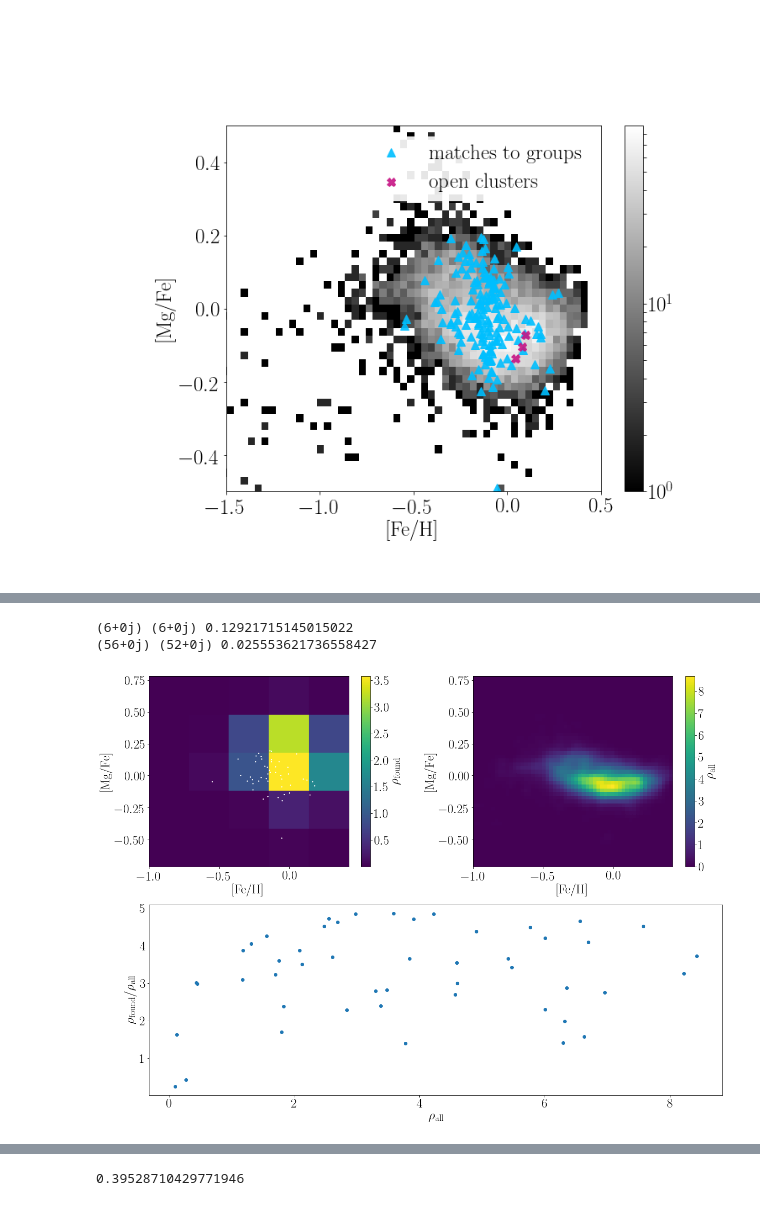
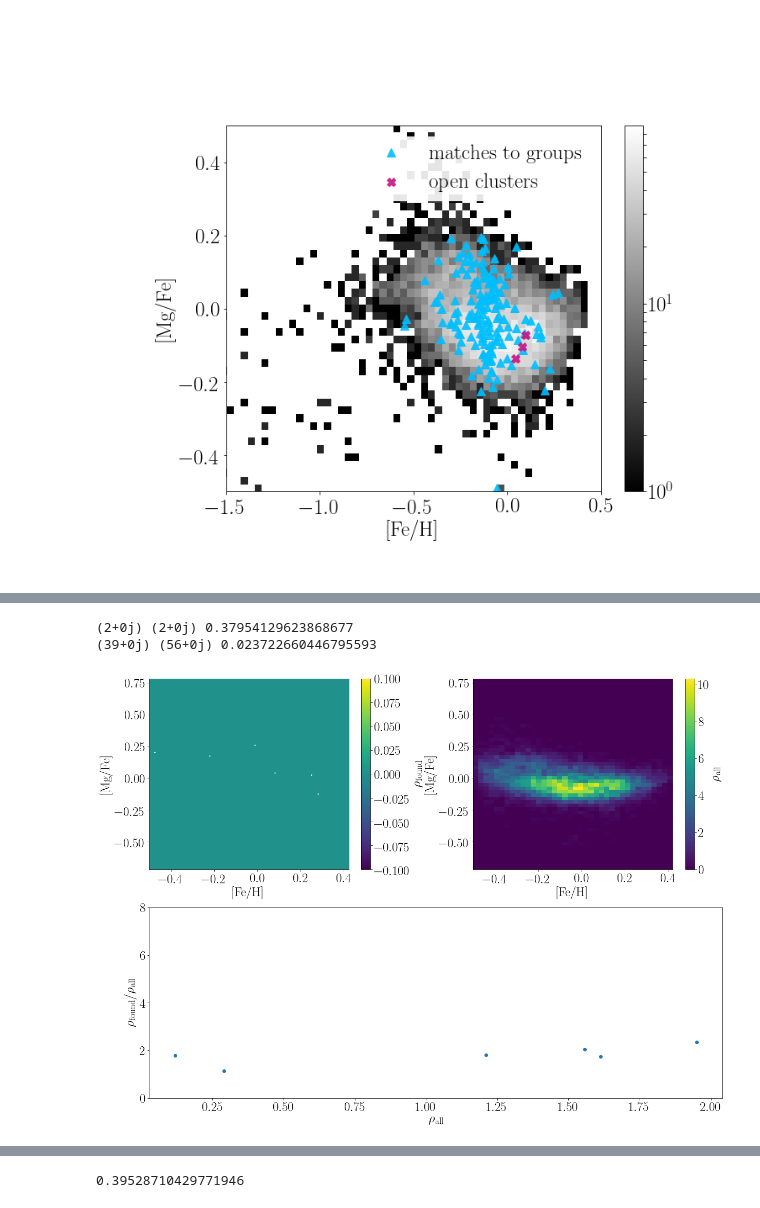
Before and after one commit to npricejones/clustercases, a Jupyter notebook: paper_plots.ipynb, the cells around one changed output, grey strips where cells are left out. Drawn from its saved outputs; the diff is of its cells as text; code cells hidden in the pictures.

Commit message:
Added plots for chemistry space and cluster recovery locations

```diff
--- a/paper_plots.ipynb
+++ b/paper_plots.ipynb
@@ -127,4 +118,12 @@ for key in keys:
 ... (3 outputs left out)
+# %%
+cmap = plt.get_cmap('viridis')(np.linspace(0,0.8,6))
+colors={'spec':cmap[0],
+        'toph':cmap[4],
+        'prin30':cmap[2],
+        'abun':cmap[1],
+        'tabn':cmap[3],
+        'labn':cmap[5]}
 # %%
 keys = list(typenames.keys())
 keys = ['spec','toph','prin30']
@@ -654,7 +703,7 @@ from sklearn.neighbors import KernelDensity
 def kde2D(x, y, xi, yi,bandwidth, xbins=100j, ybins=100j, **kwargs):
     """Build 2D kernel density estimate (KDE)."""
     # create grid of sample locations (default: 100x100)
-    xx, yy = np.mgrid[-1:fes.max():xbins,
+    xx, yy = np.mgrid[-0.5:fes.max():xbins,
                       mgs.min():mgs.max():ybins]
 
     xy_sample = np.vstack([yy.ravel(), xx.ravel()]).T
@@ -671,8 +720,8 @@ def kde2D(x, y, xi, yi,bandwidth, xbins=100j, ybins=100j, **kwargs):
 xbins=100j
 ybins=100j
 bandwidth=0.01
-kernel = 'gaussian'
-ecut = 0.8
-ccut = 0.8
+kernel = 'epanechnikov'
+ecut = 0.7
+ccut = 0.7
 felim = -1
 sizemin=15
@@ -679,7 +901,6 @@ sizemin=15
 # %%
-d.read_run_data(eps=0.15,min_sample=3,update=True,datatype='prin30')
+d.read_run_data(eps=0.8,min_sample=3,update=True,datatype='spec')
 matchtlabs = d.matchtlabs
-
 success=(d.eff>ecut)*(d.com>ccut)*(d.fsize>sizemin)
 bad = np.invert(success)
 labs = d.matchtlabs[success]
@@ -704,35 +925,36 @@ plt.xlabel('[Fe/H]')
 plt.ylabel('[Mg/Fe]')
 plt.colorbar(im,label=r'$\rho_{\rm found}$')
 plt.subplot2grid((2, 2), (0, 1))
 
 std = np.mean([np.std(fes[fes>felim]),np.std(mgs[fes>felim])])
 bandwidth = 3.5*std/(len(fes[fes>felim])**(1./3))
 xbins = complex(int((np.max(fes[fes>felim])-np.min(fes[fes>felim]))/bandwidth))+1
 ybins = complex(int((np.max(mgs[fes>felim])-np.min(mgs[fes>felim]))/bandwidth))+1
 print(xbins,ybins,bandwidth)
 xx, yy, zzall, zall = kde2D(fes[fes>felim],mgs[fes>felim],felabs,mglabs,bandwidth,xbins=xbins,ybins=ybins,kernel=kernel)
 
 im = plt.pcolormesh(xx, yy, zzall)
 plt.xlabel('[Fe/H]')
 plt.ylabel('[Mg/Fe]')
 #plt.scatter(fes, mgs, s=2, facecolor='white')
 plt.colorbar(im,label=r'$\rho_{\rm all}$')
 
 # div = zzpts/zzall
 # plt.subplot(223)
 # im = plt.pcolormesh(xx,yy,div,cmap='viridis')
 # plt.xlabel('[Fe/H]')
 # plt.ylabel('[Mg/Fe]')
 # plt.colorbar(im,label=r'$\rho_{\rm found}/\rho_{\rm all}$')
 
 plt.subplot2grid((2, 2), (1, 0),colspan=2)
 plt.plot(zall,zpts,'o')
 plt.xlabel(r'$\rho_{\rm all}$')
 plt.ylabel(r'$\rho_{\rm found}/\rho_{\rm all}$')
+plt.ylim(0,8)
 plt.subplots_adjust(wspace=0.3)
-plt.savefig('principal_components_mgfedensity.pdf')
+plt.savefig('spectra_mgfedensity.pdf')
 # %% [output]
-(6+0j) (6+0j) 0.12921715145015022
-(56+0j) (52+0j) 0.025553621736558427
+(2+0j) (2+0j) 0.37954129623868677
+(39+0j) (56+0j) 0.023722660446795593
-[figure, old version]
+[figure, new version]
 # %%
```
Also changed, not shown: parts of 18 cells of this notebook.
